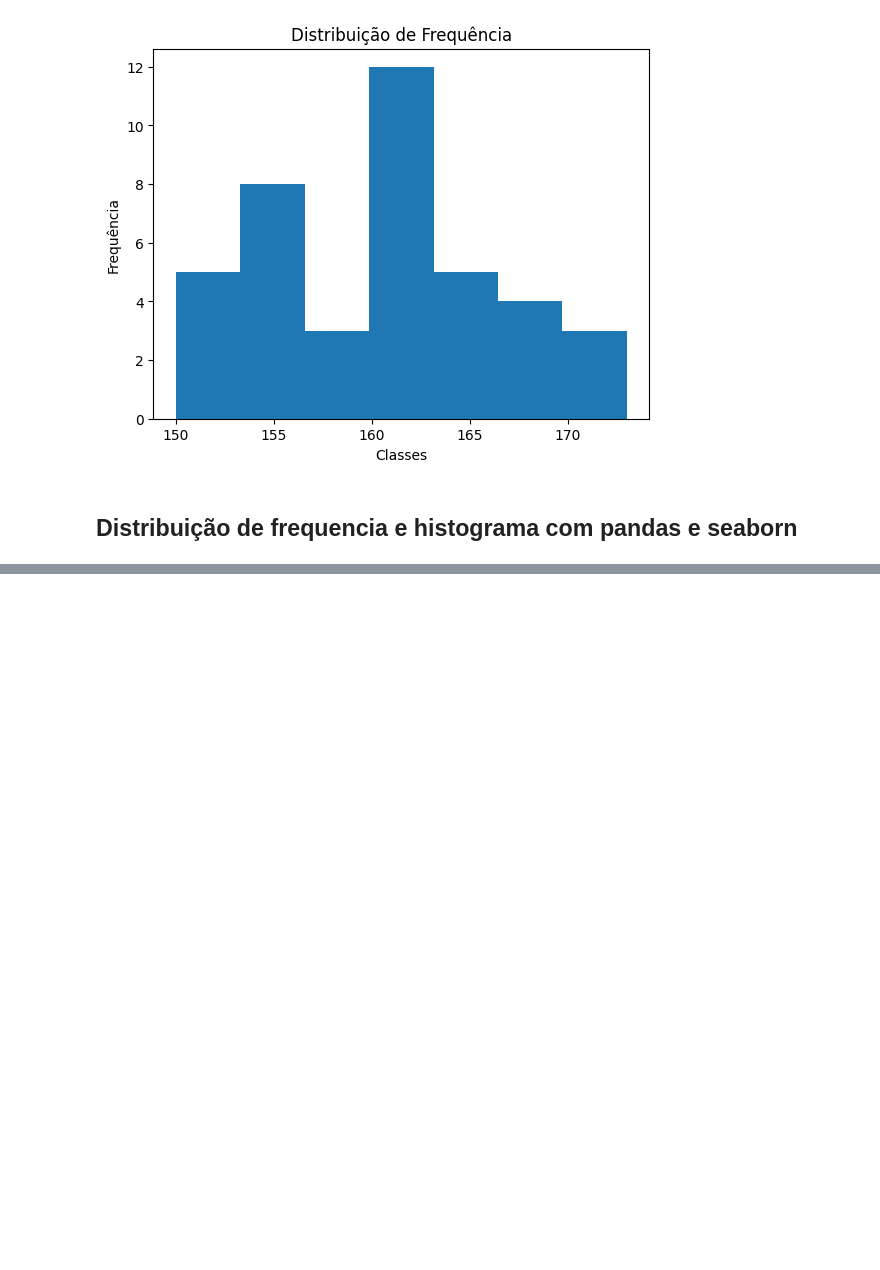
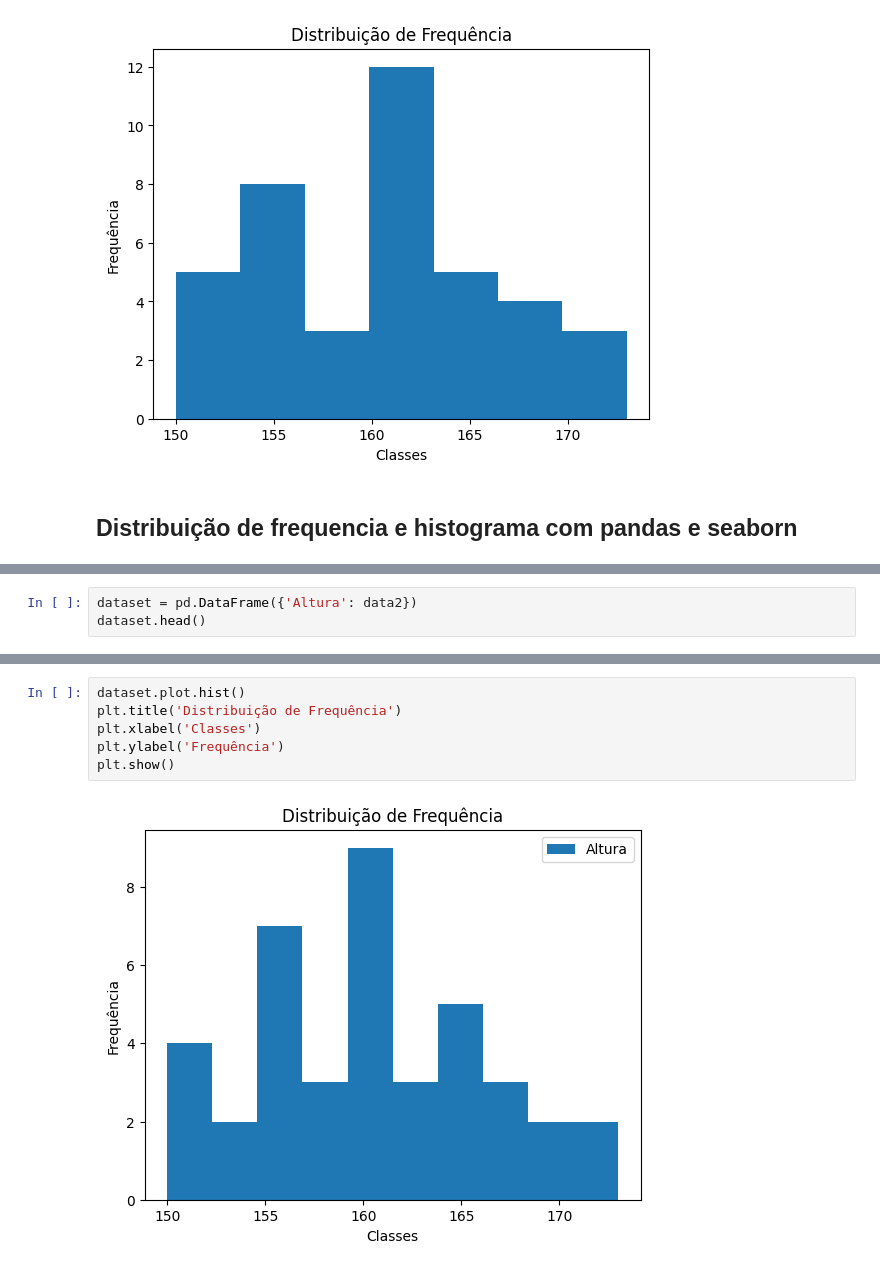
Before and after one commit to AdrianoR85/Estatistica-para-Machine-Learning, a Jupyter notebook: Notebooks/Distribuição_de_Frequência.ipynb, the cells around one changed output, grey strips where cells are left out. Cells and saved outputs as stored; diff of their text form; blank space fills up the shorter version.

Commit message:
Distribuição de frequência

```diff
--- a/Notebooks/Distribuição_de_Frequência.ipynb
+++ b/Notebooks/Distribuição_de_Frequência.ipynb
@@ -255,0 +319,3 @@ plt.show()
+# %%
+dataset = pd.DataFrame({'Altura': data2})
+dataset.head()
@@ -255,0 +329,8 @@ plt.show()
+# %%
+dataset.plot.hist()
+plt.title('Distribuição de Frequência')
+plt.xlabel('Classes')
+plt.ylabel('Frequência')
+plt.show()
+# %% [output]
+[figure, added]
```
Also changed, not shown: parts of 14 cells of this notebook, 3 other files.
